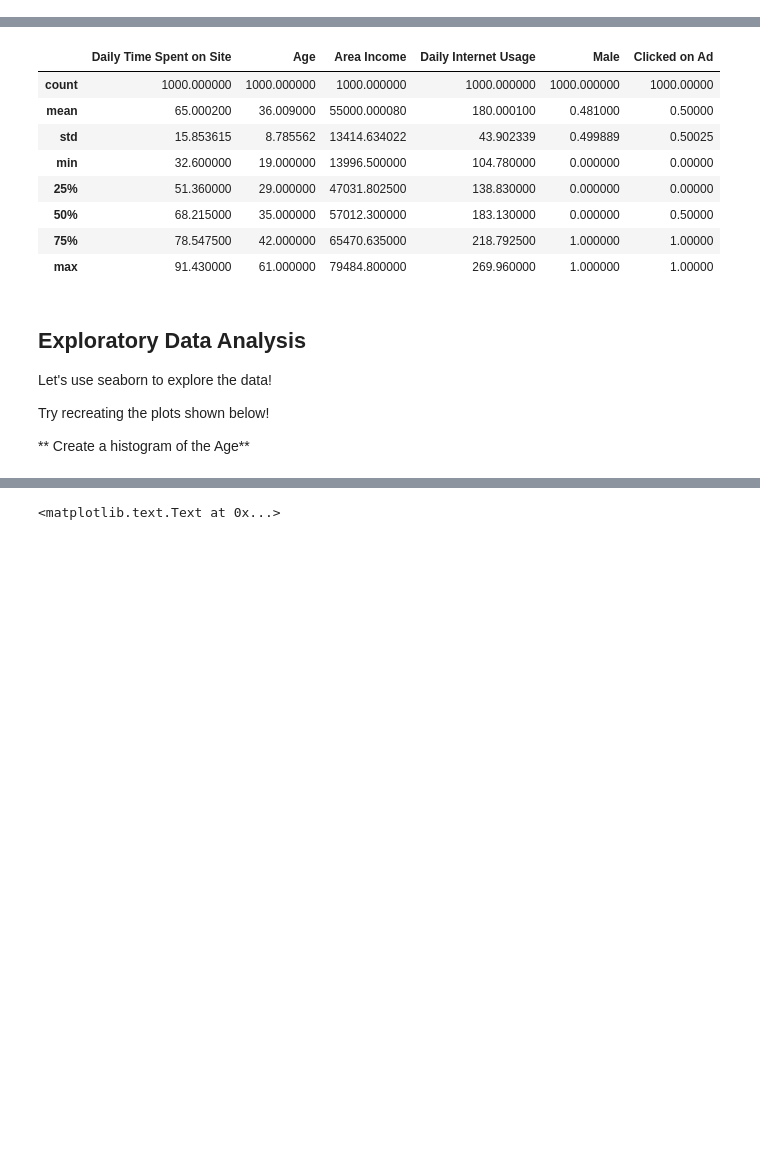
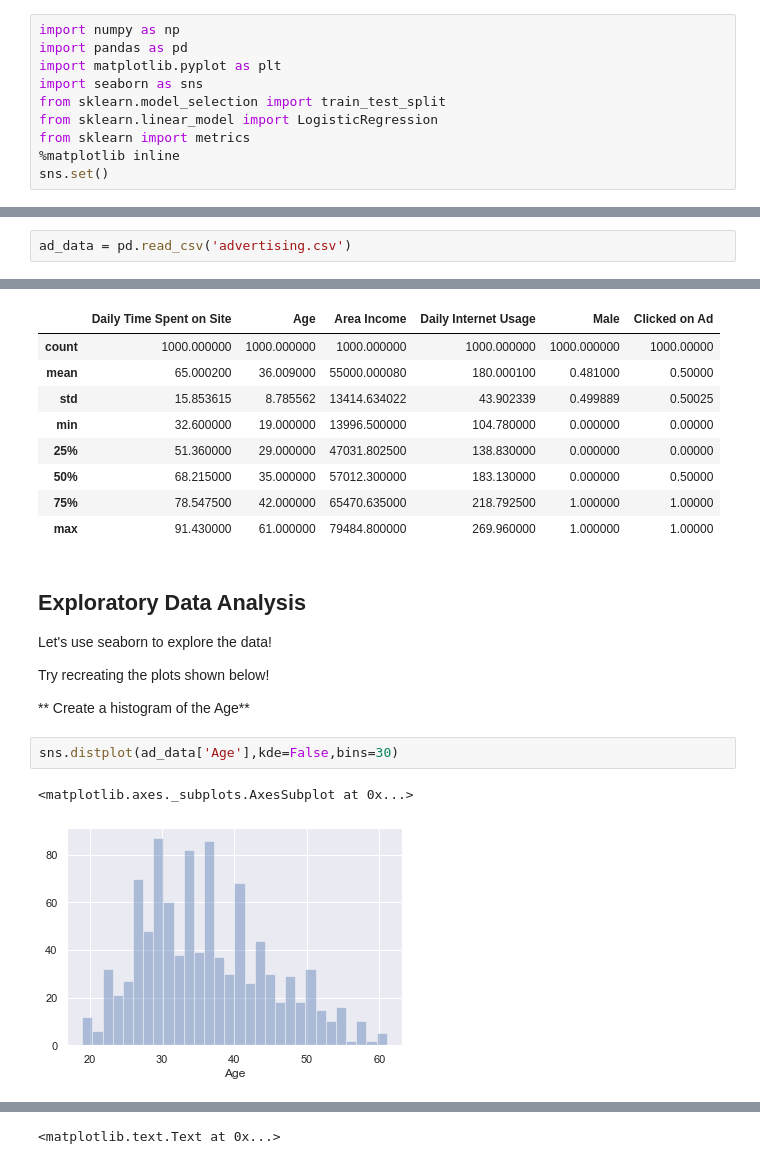
Before and after one commit to jonnohuang/Python-for-Data-Science-and-Machine-Learning-Bootcamp, a Jupyter notebook: 13-Logistic-Regression/02-Logistic Regression Project.ipynb, the cells around one changed output, grey strips where cells are left out. Saved outputs shown, nothing was run; the diff lists cells and outputs as text; blank space fills up the shorter version.

Commit message:
Logistic regression completed

```diff
--- a/13-Logistic-Regression/02-Logistic Regression Project.ipynb
+++ b/13-Logistic-Regression/02-Logistic Regression Project.ipynb
@@ -23,8 +23,20 @@ This data set contains the following features:
 ## Import Libraries
 
 **Import a few libraries you think you'll need (Or just import them as you go along!)**
+# %%
+import numpy as np
+import pandas as pd
+import matplotlib.pyplot as plt
+import seaborn as sns
+from sklearn.model_selection import train_test_split
+from sklearn.linear_model import LogisticRegression
+from sklearn import metrics
+%matplotlib inline
+sns.set()
 # %% [markdown]
 ## Get the Data
 **Read in the advertising.csv file and set it to a data frame called ad_data.**
+# %%
+ad_data = pd.read_csv('advertising.csv')
 # %% [markdown]
 **Check the head of ad_data**
@@ -74,3 +125,8 @@ Let's use seaborn to explore the data!
 Try recreating the plots shown below!
 
 ** Create a histogram of the Age**
+# %%
+sns.distplot(ad_data['Age'],kde=False,bins=30)
+# %% [output]
+<matplotlib.axes._subplots.AxesSubplot at 0x...>
+[figure, added]
```
Also changed, not shown: parts of 19 cells of this notebook, 3 other files.
